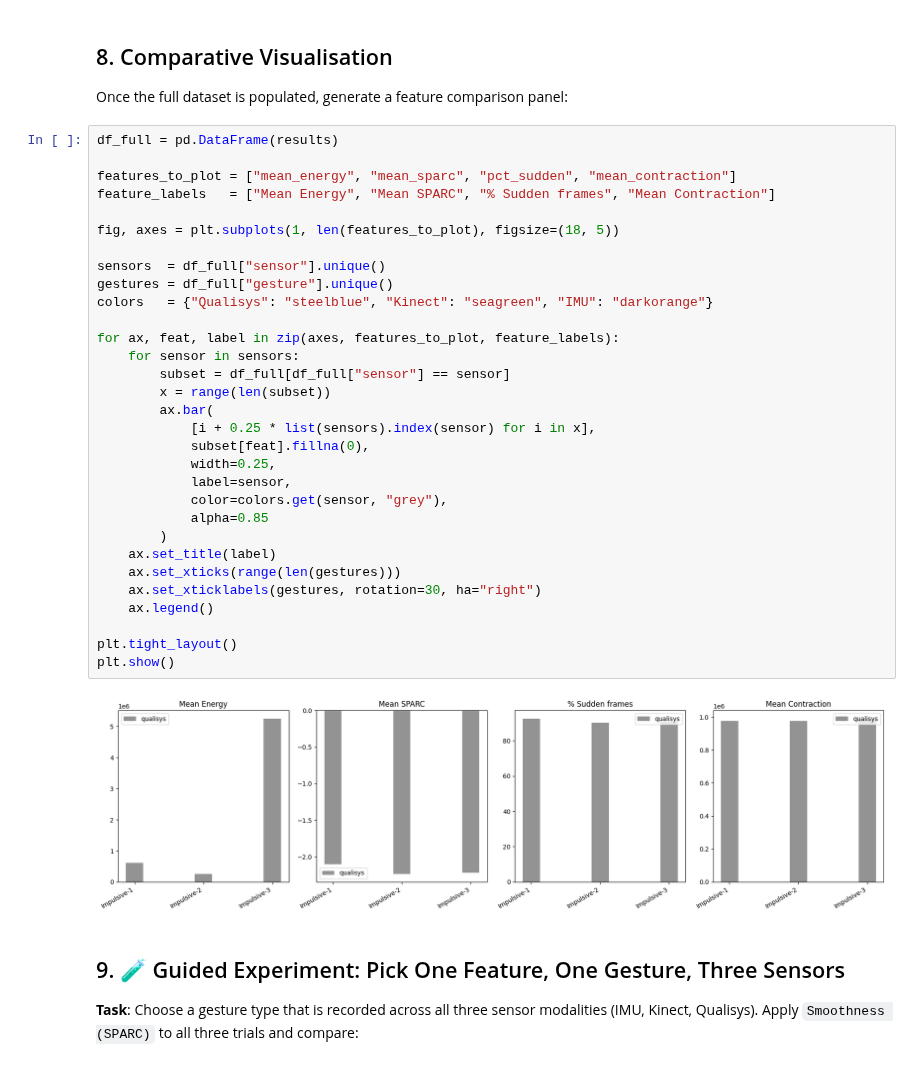
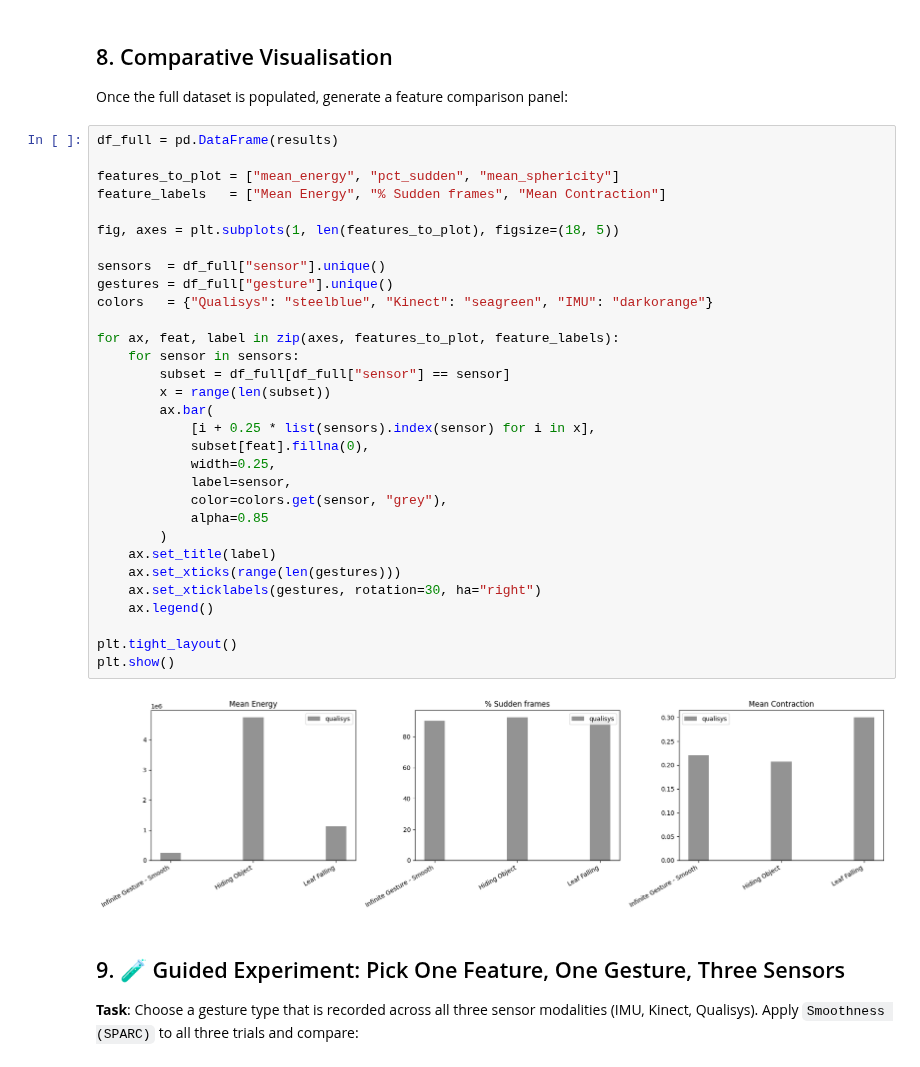
Before and after one commit to InfoMusCP/PyEyesWeb, a Jupyter notebook: examples/06_multimodal_capstone.ipynb, the cells around one changed output. Cells and saved outputs as stored; diff of their text form.

```diff
--- a/examples/06_multimodal_capstone.ipynb
+++ b/examples/06_multimodal_capstone.ipynb
@@ -292,36 +292,36 @@ Once the full dataset is populated, generate a feature comparison panel:
 # %%
 df_full = pd.DataFrame(results)
 
-features_to_plot = ["mean_energy", "mean_sparc", "pct_sudden", "mean_contraction"]
-feature_labels   = ["Mean Energy", "Mean SPARC", "% Sudden frames", "Mean Contraction"]
+features_to_plot = ["mean_energy", "pct_sudden", "mean_sphericity"]
+feature_labels   = ["Mean Energy", "% Sudden frames", "Mean Contraction"]
 
 fig, axes = plt.subplots(1, len(features_to_plot), figsize=(18, 5))
 
 sensors  = df_full["sensor"].unique()
 gestures = df_full["gesture"].unique()
 colors   = {"Qualisys": "steelblue", "Kinect": "seagreen", "IMU": "darkorange"}
 
 for ax, feat, label in zip(axes, features_to_plot, feature_labels):
     for sensor in sensors:
         subset = df_full[df_full["sensor"] == sensor]
         x = range(len(subset))
         ax.bar(
             [i + 0.25 * list(sensors).index(sensor) for i in x],
             subset[feat].fillna(0),
             width=0.25,
             label=sensor,
             color=colors.get(sensor, "grey"),
             alpha=0.85
         )
     ax.set_title(label)
     ax.set_xticks(range(len(gestures)))
     ax.set_xticklabels(gestures, rotation=30, ha="right")
     ax.legend()
 
 plt.tight_layout()
 plt.show()
 # %% [output]
-[figure, old version]
+[figure, new version]
 # %% [markdown]
 ## 9. 🧪 Guided Experiment: Pick One Feature, One Gesture, Three Sensors
 
```
Also changed, not shown: parts of 1 cell of this notebook, 4 other files.
